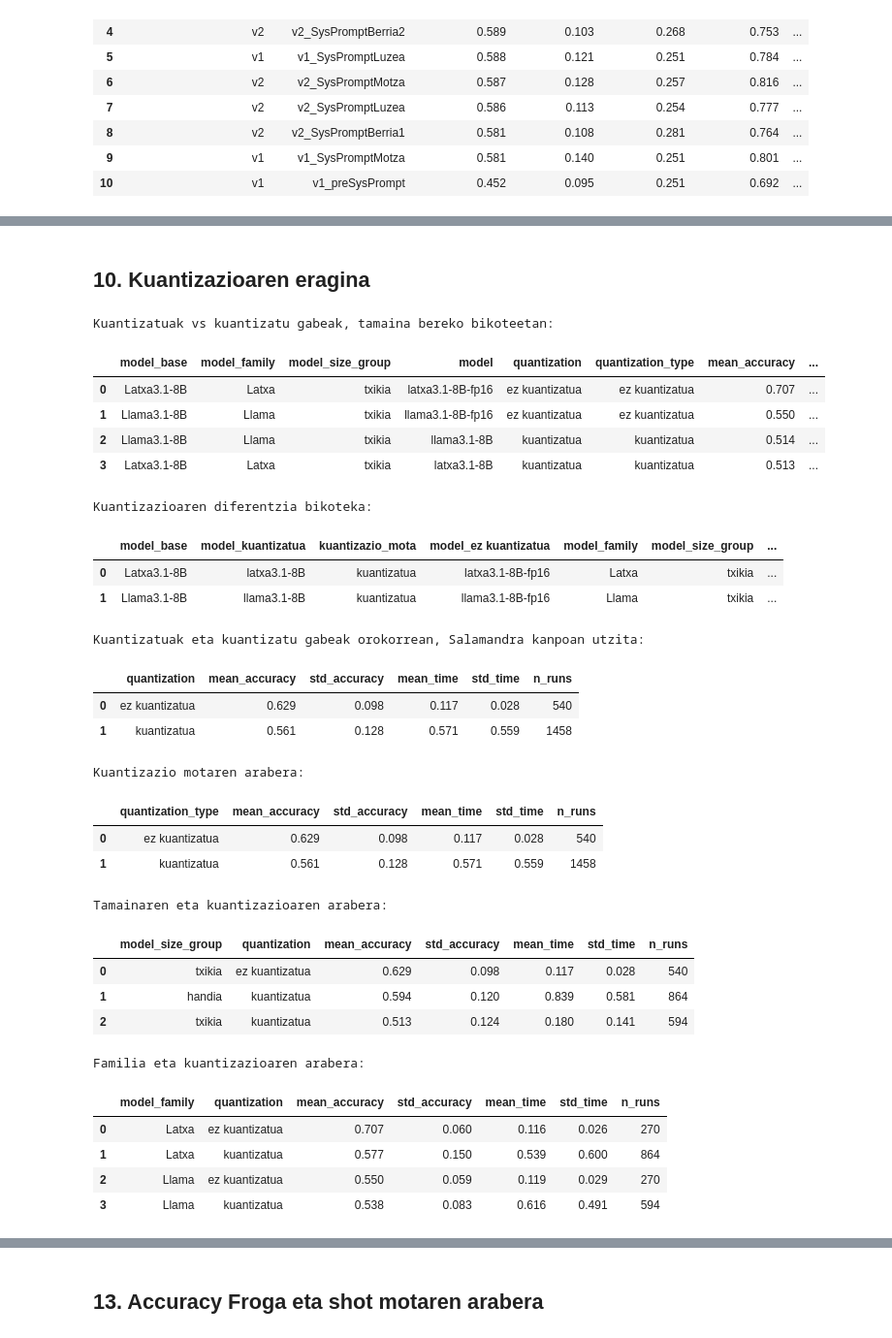
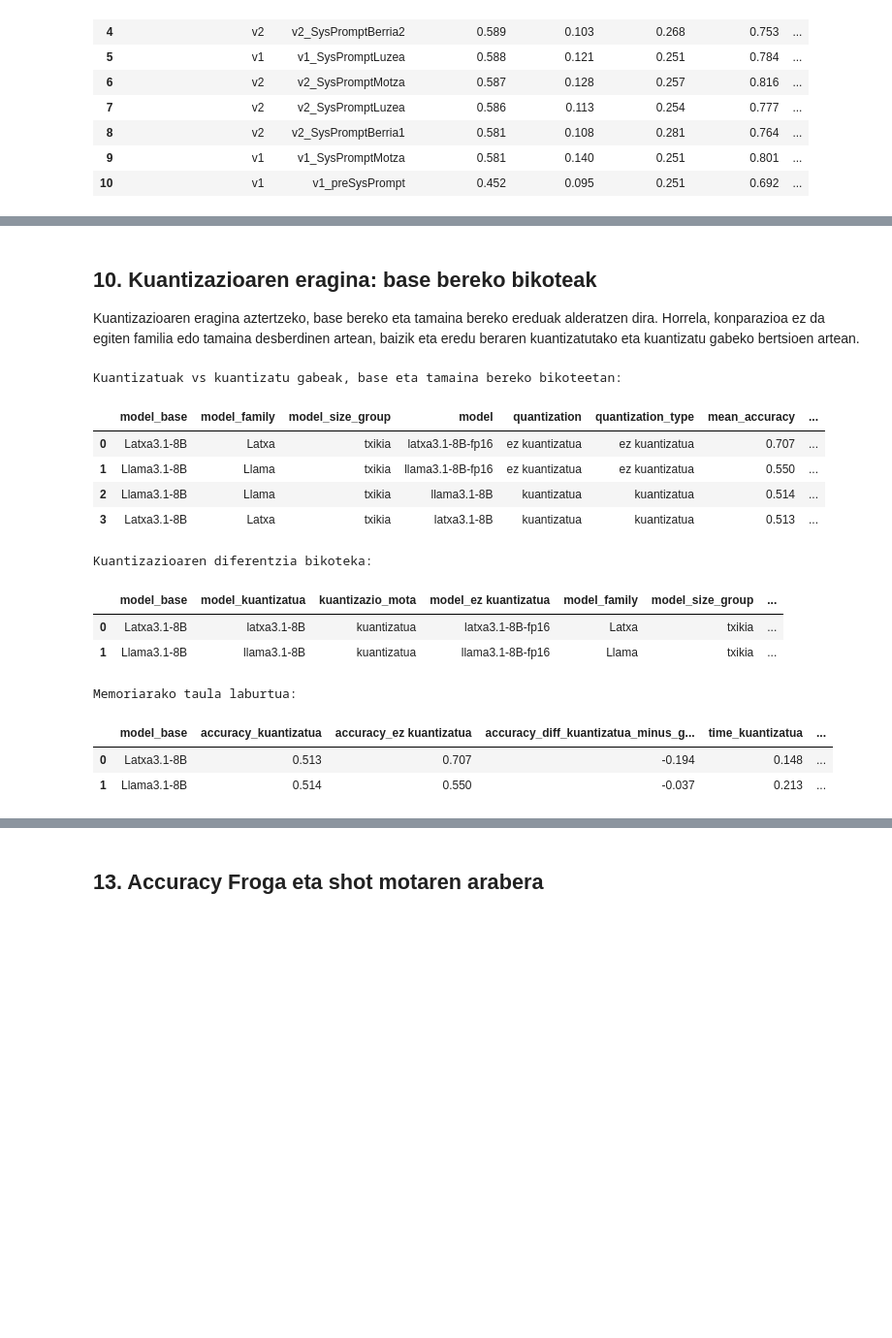
Before and after one commit to Hodesi33/Hodei_GRaL, a Jupyter notebook: sentiment_analysis/result_analysis.ipynb, the cells around one changed output, grey strips where cells are left out. Shown at 97% size. Drawn from its saved outputs; the diff is of its cells as text; code cells hidden in the pictures; blank space fills up the shorter version.

```diff
--- a/sentiment_analysis/result_analysis.ipynb
+++ b/sentiment_analysis/result_analysis.ipynb
@@ -1438,5 +1557,7 @@ Modelo txikien eta handien konparazioa familiaka:
 # %% [markdown]
-## 10. Kuantizazioaren eragina
+## 10. Kuantizazioaren eragina: base bereko bikoteak
+
+Kuantizazioaren eragina aztertzeko, base bereko eta tamaina bereko ereduak alderatzen dira. Horrela, konparazioa ez da egiten familia edo tamaina desberdinen artean, baizik eta eredu beraren kuantizatutako eta kuantizatu gabeko bertsioen artean.
 # %%
 # Kuantizatuak vs kuantizatu gabeak: bakarrik modelo-base bereko bikoteak
 valid_quant_pairs = (
@@ -1444,72 +1565,51 @@ valid_quant_pairs = (
     .groupby("model_base")["is_quantized"]
     .nunique()
 )
+
 valid_quant_pairs = valid_quant_pairs[valid_quant_pairs == 2].index
 
 df_quant_same_size = df_analysis[df_analysis["model_base"].isin(valid_quant_pairs)].copy()
 
 quant_same_size_summary = summarize_by(
     df_quant_same_size,
     ["model_base", "model_family", "model_size_group", "model", "quantization", "quantization_type"]
 )
 
 quant_pair_effect = build_quantization_pair_effect(df_quant_same_size)
 
-print("Kuantizatuak vs kuantizatu gabeak, tamaina bereko bikoteetan:")
+print("Kuantizatuak vs kuantizatu gabeak, base eta tamaina bereko bikoteetan:")
 display(quant_same_size_summary)
 
 print("Kuantizazioaren diferentzia bikoteka:")
 display(quant_pair_effect)
 
-# Kuantizatuak vs kuantizatu gabeak: ikuspegi orokorra, Salamandra kanpoan utzita
-df_quant_general = df_analysis[
-    df_analysis["model_family"].isin(["Latxa", "Llama"])
+# Taula laburtua memoriarako
+quant_pair_effect_latex = quant_pair_effect[
+    [
+        "model_base",
+        "accuracy_kuantizatua",
+        "accuracy_ez kuantizatua",
+        "accuracy_diff_kuantizatua_minus_gabea",
+        "time_kuantizatua",
+        "time_ez kuantizatua",
+    ]
 ].copy()
 
-quant_general_summary = summarize_by(df_quant_general, "quantization")
-quant_general_by_type = summarize_by(df_quant_general, "quantization_type")
-quant_general_by_size = summarize_by(df_quant_general, ["model_size_group", "quantization"])
-quant_general_by_family = summarize_by(df_quant_general, ["model_family", "quantization"])
-
-print("Kuantizatuak eta kuantizatu gabeak orokorrean, Salamandra kanpoan utzita:")
-display(quant_general_summary)
-
-print("Kuantizazio motaren arabera:")
-display(quant_general_by_type)
-
-print("Tamainaren eta kuantizazioaren arabera:")
-display(quant_general_by_size)
-
-print("Familia eta kuantizazioaren arabera:")
-display(quant_general_by_family)
+print("Memoriarako taula laburtua:")
+display(quant_pair_effect_latex)
 # %% [output]
-Kuantizatuak vs kuantizatu gabeak, tamaina bereko bikoteetan:
+Kuantizatuak vs kuantizatu gabeak, base eta tamaina bereko bikoteetan:
 |  | model_base | model_family | model_size_group | model | quantization | quantization_type | mean_accuracy | ... |
 | 0 | Latxa3.1-8B | Latxa | txikia | latxa3.1-8B-fp16 | ez kuantizatua | ez kuantizatua | 0.707 | ... |
 | 1 | Llama3.1-8B | Llama | txikia | llama3.1-8B-fp16 | ez kuantizatua | ez kuantizatua | 0.550 | ... |
 | 2 | Llama3.1-8B | Llama | txikia | llama3.1-8B | kuantizatua | kuantizatua | 0.514 | ... |
 | 3 | Latxa3.1-8B | Latxa | txikia | latxa3.1-8B | kuantizatua | kuantizatua | 0.513 | ... |
 Kuantizazioaren diferentzia bikoteka:
 |  | model_base | model_kuantizatua | kuantizazio_mota | model_ez kuantizatua | model_family | model_size_group | ... |
 | 0 | Latxa3.1-8B | latxa3.1-8B | kuantizatua | latxa3.1-8B-fp16 | Latxa | txikia | ... |
 | 1 | Llama3.1-8B | llama3.1-8B | kuantizatua | llama3.1-8B-fp16 | Llama | txikia | ... |
-Kuantizatuak eta kuantizatu gabeak orokorrean, Salamandra kanpoan utzita:
+Memoriarako taula laburtua:
-|  | quantization | mean_accuracy | std_accuracy | mean_time | std_time | n_runs |
-| 0 | ez kuantizatua | 0.629 | 0.098 | 0.117 | 0.028 | 540 |
-| 1 | kuantizatua | 0.561 | 0.128 | 0.571 | 0.559 | 1458 |
+|  | model_base | accuracy_kuantizatua | accuracy_ez kuantizatua | accuracy_diff_kuantizatua_minus_g... | time_kuantizatua | ... |
+| 0 | Latxa3.1-8B | 0.513 | 0.707 | -0.194 | 0.148 | ... |
+| 1 | Llama3.1-8B | 0.514 | 0.550 | -0.037 | 0.213 | ... |
-Kuantizazio motaren arabera:
-|  | quantization_type | mean_accuracy | std_accuracy | mean_time | std_time | n_runs |
-| 0 | ez kuantizatua | 0.629 | 0.098 | 0.117 | 0.028 | 540 |
-| 1 | kuantizatua | 0.561 | 0.128 | 0.571 | 0.559 | 1458 |
-Tamainaren eta kuantizazioaren arabera:
-|  | model_size_group | quantization | mean_accuracy | std_accuracy | mean_time | std_time | n_runs |
-| 0 | txikia | ez kuantizatua | 0.629 | 0.098 | 0.117 | 0.028 | 540 |
-| 1 | handia | kuantizatua | 0.594 | 0.120 | 0.839 | 0.581 | 864 |
-| 2 | txikia | kuantizatua | 0.513 | 0.124 | 0.180 | 0.141 | 594 |
-Familia eta kuantizazioaren arabera:
-|  | model_family | quantization | mean_accuracy | std_accuracy | mean_time | std_time | n_runs |
-| 0 | Latxa | ez kuantizatua | 0.707 | 0.060 | 0.116 | 0.026 | 270 |
-| 1 | Latxa | kuantizatua | 0.577 | 0.150 | 0.539 | 0.600 | 864 |
-| 2 | Llama | ez kuantizatua | 0.550 | 0.059 | 0.119 | 0.029 | 270 |
-| 3 | Llama | kuantizatua | 0.538 | 0.083 | 0.616 | 0.491 | 594 |
 # %% [markdown]
```
Also changed, not shown: parts of 7 cells of this notebook.
